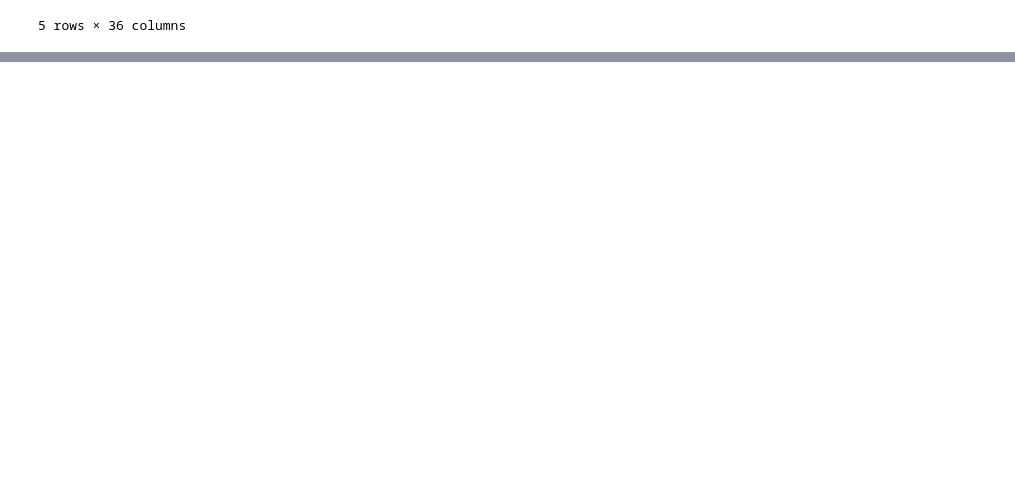
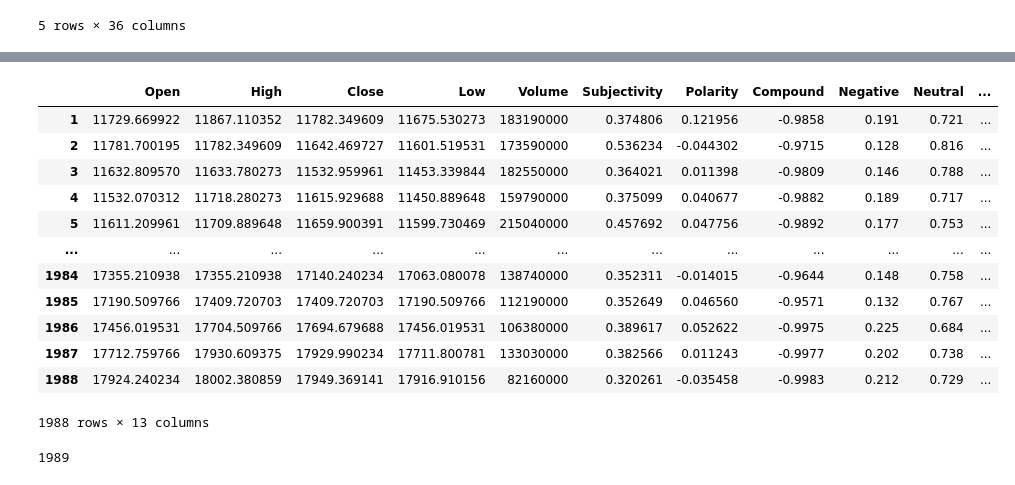
Before and after one commit to KianHaghighi/Finsights, a Jupyter notebook: dow_model.ipynb, the cells around one changed output, grey strips where cells are left out. Saved outputs shown, nothing was run; the diff lists cells and outputs as text; code cells hidden in the pictures; blank space fills up the shorter version.

```diff
--- a/dow_model.ipynb
+++ b/dow_model.ipynb
@@ -19,5 +37,5 @@ df_cn = pd.read_csv(r"C:\Users\kianh\finsights\finsights_app\finsights_dow_datas
 # %%
 #get the merged data set
 #merges combined_news and the price data set
-df_merge = df_cn.merge(df_price, how='inner', on='Date')
+df_merge = df_cn.merge(df_price,how='outer', on='Date')
 # %%
@@ -128,5 +147,10 @@ df_merge['Compound'] = compound
 df_merge['Negative'] = neg
 df_merge['Neutral'] = neutral
 df_merge['Positive'] = pos
+# %%
+#create a list of columns to keep
+keep_cols = ['Open', 'High', 'Close', 'Low', 'Volume', 'Subjectivity', 'Polarity', 'Compound', 'Negative', 'Neutral', 'Positive', 'Label']
+#keep_cols is not in df_comb, so I need to fix this
+df_merge = df_merge[keep_cols]
 # %%
 df_merge.head()
@@ -134,0 +198,21 @@ df_cn.head()
+# %%
+df_merge['Daily_Pct_Change'] = (df_merge['Close'].pct_change() * 100)
+df_merge.dropna()
+# %% [output]
+|  | Open | High | Close | Low | Volume | Subjectivity | Polarity | Compound | Negative | Neutral | ... |
+| 1 | 11729.669922 | 11867.110352 | 11782.349609 | 11675.530273 | 183190000 | 0.374806 | 0.121956 | -0.9858 | 0.191 | 0.721 | ... |
+| 2 | 11781.700195 | 11782.349609 | 11642.469727 | 11601.519531 | 173590000 | 0.536234 | -0.044302 | -0.9715 | 0.128 | 0.816 | ... |
+| 3 | 11632.809570 | 11633.780273 | 11532.959961 | 11453.339844 | 182550000 | 0.364021 | 0.011398 | -0.9809 | 0.146 | 0.788 | ... |
+| 4 | 11532.070312 | 11718.280273 | 11615.929688 | 11450.889648 | 159790000 | 0.375099 | 0.040677 | -0.9882 | 0.189 | 0.717 | ... |
+| 5 | 11611.209961 | 11709.889648 | 11659.900391 | 11599.730469 | 215040000 | 0.457692 | 0.047756 | -0.9892 | 0.177 | 0.753 | ... |
+| ... | ... | ... | ... | ... | ... | ... | ... | ... | ... | ... | ... |
+| 1984 | 17355.210938 | 17355.210938 | 17140.240234 | 17063.080078 | 138740000 | 0.352311 | -0.014015 | -0.9644 | 0.148 | 0.758 | ... |
+| 1985 | 17190.509766 | 17409.720703 | 17409.720703 | 17190.509766 | 112190000 | 0.352649 | 0.046560 | -0.9571 | 0.132 | 0.767 | ... |
+| 1986 | 17456.019531 | 17704.509766 | 17694.679688 | 17456.019531 | 106380000 | 0.389617 | 0.052622 | -0.9975 | 0.225 | 0.684 | ... |
+| 1987 | 17712.759766 | 17930.609375 | 17929.990234 | 17711.800781 | 133030000 | 0.382566 | 0.011243 | -0.9977 | 0.202 | 0.738 | ... |
+| 1988 | 17924.240234 | 18002.380859 | 17949.369141 | 17916.910156 | 82160000 | 0.320261 | -0.035458 | -0.9983 | 0.212 | 0.729 | ... |
+1988 rows × 13 columns
+# %%
+len(df_merge)
+# %% [output]
+1989
```
Also changed, not shown: parts of 60 cells of this notebook.
